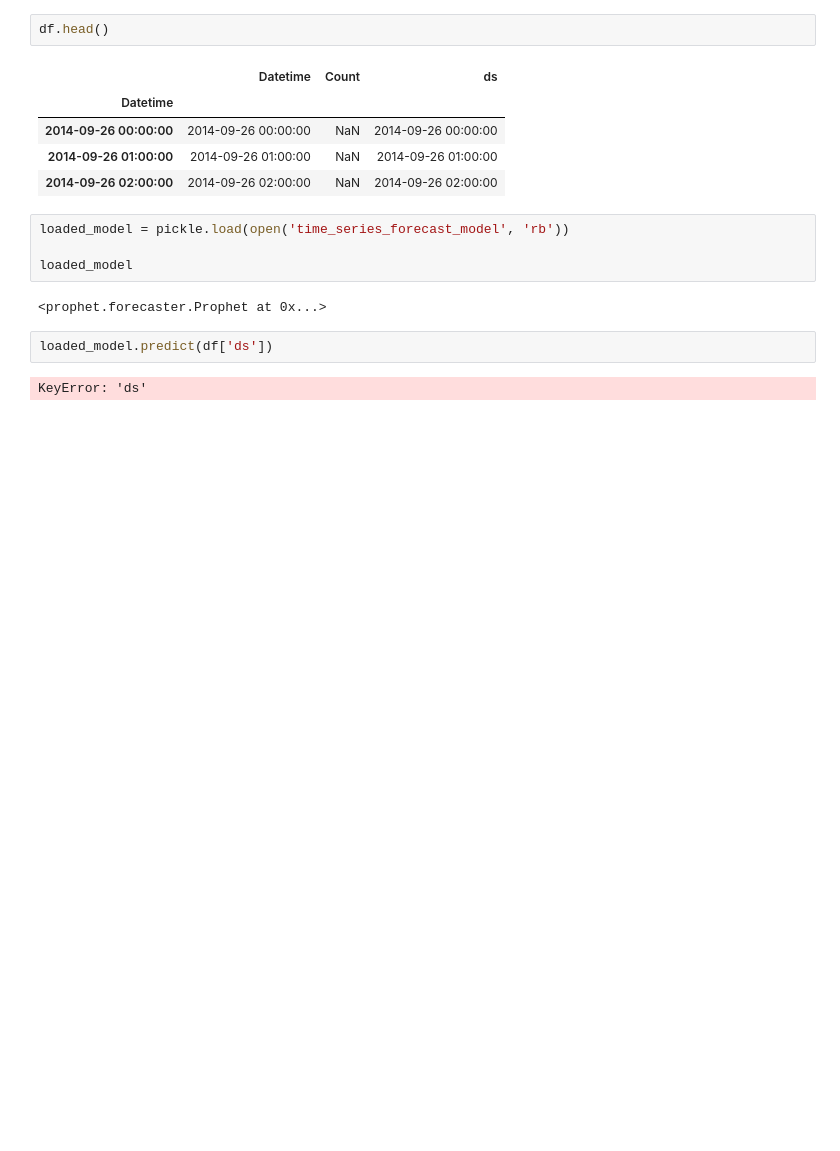
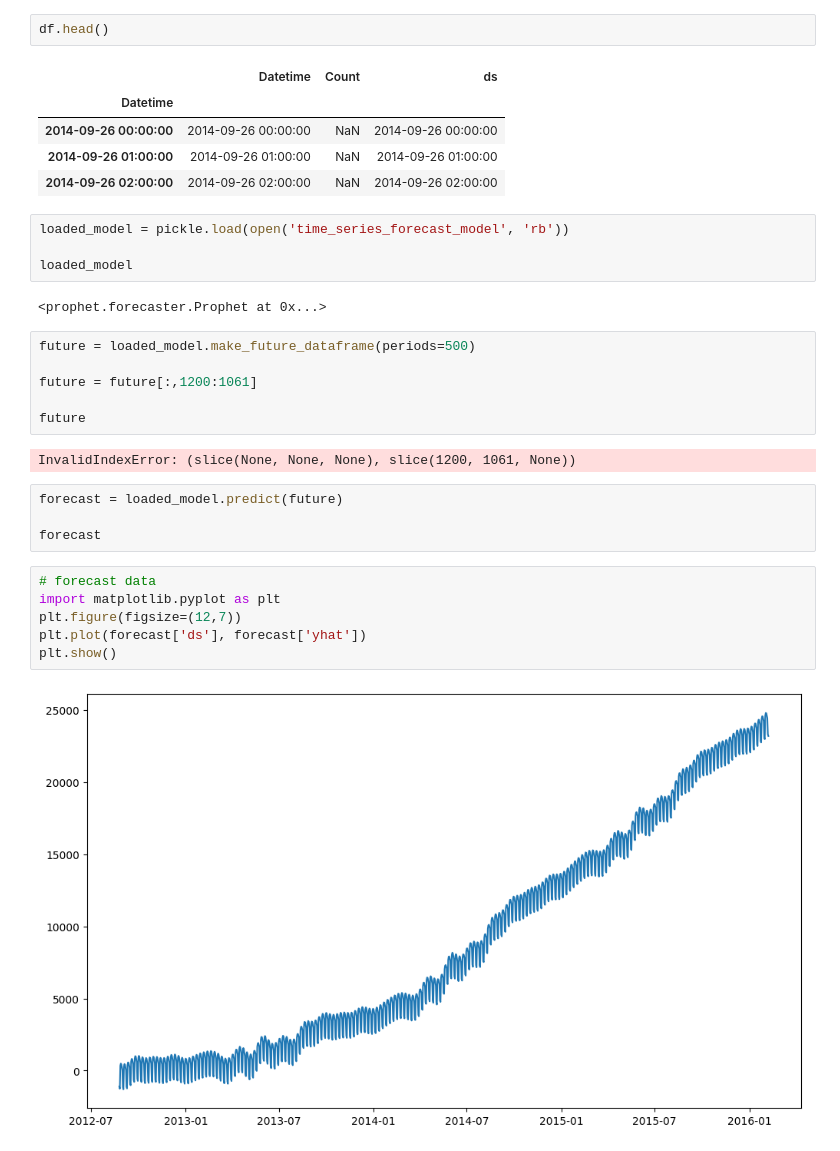
Before and after one commit to BheezPen/JetRail-Traffic-Prediction---Time-Series-, a Jupyter notebook: Using_built_model.ipynb, the cells around one changed output. Cells and saved outputs as stored; diff of their text form; blank space fills up the shorter version.

```diff
--- a/Using_built_model.ipynb
+++ b/Using_built_model.ipynb
@@ -60,7 +60,23 @@ loaded_model = pickle.load(open('time_series_forecast_model', 'rb'))
 loaded_model
 # %% [output]
 <prophet.forecaster.Prophet at 0x...>
+# %%
+future = loaded_model.make_future_dataframe(periods=500)
+
+future = future[:,1200:1061]
+
+future
+# %% [output]
+InvalidIndexError: (slice(None, None, None), slice(1200, 1061, None))
+# %%
+forecast = loaded_model.predict(future)
+
+forecast
 # %%
-loaded_model.predict(df['ds'])
+# forecast data
+import matplotlib.pyplot as plt
+plt.figure(figsize=(12,7))
+plt.plot(forecast['ds'], forecast['yhat'])
+plt.show()
 # %% [output]
-KeyError: 'ds'
+[figure, added]
```
